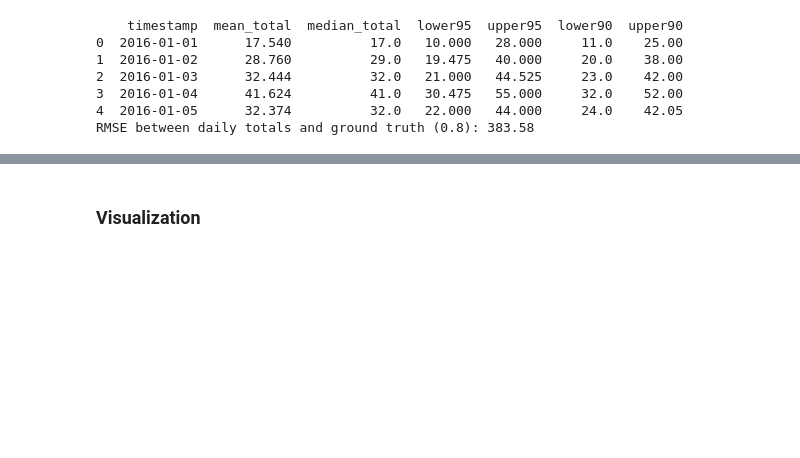
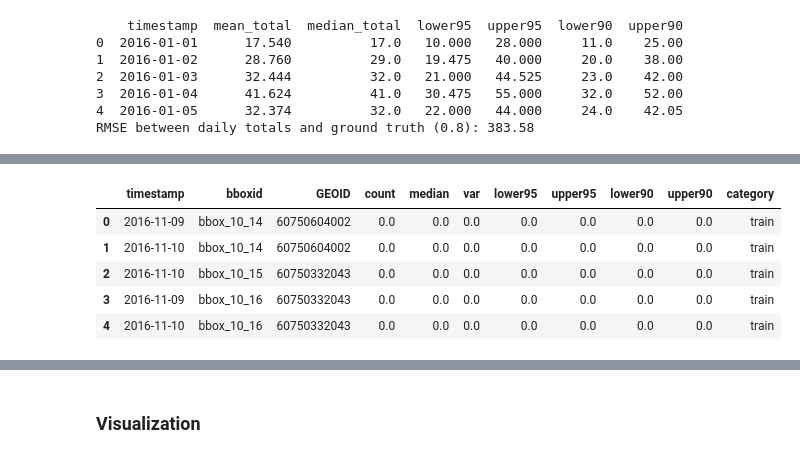
Before and after one commit to yilmajung/HOMELESSSTUDY_EPJDS_2025_v2, a Jupyter notebook: aggregate_MC.ipynb, the cells around one changed output, grey strips where cells are left out. Cells and saved outputs as stored; diff of their text form; code cells hidden in the pictures; blank space fills up the shorter version.

```diff
--- a/aggregate_MC.ipynb
+++ b/aggregate_MC.ipynb
@@ -39,6 +42,18 @@ df_train['upper90'] = np.nan
 
 # Combine the two dataframes
 df_combined = pd.concat([df_train, df_test], ignore_index=True)
+# %%
+# Convert the seconds‐since‐epoch column to datetime
+df_test_noclamp['timestamp'] = pd.to_datetime(df_test_noclamp['timestamp'], unit='s').dt.date
+
+# Rename columns for consistency
+df_test_noclamp.rename(columns={'pred_mean_Y': 'count','pred_var_Y':'var','rate_median':'median','rate_lower95':'lower95','rate_upper95':'upper95','rate_lower90':'lower90','rate_upper90':'upper90'}, inplace=True)
+
+# Add a 'category' column to distinguish between training and prediction data
+df_test_noclamp['category'] = 'prediction'
+
+# Combine the two dataframes
+df_combined_noclamp = pd.concat([df_train, df_test_noclamp], ignore_index=True)
 # %%
 pd.set_option("display.max_columns", None)
 df_combined.head()
@@ -782,0 +1206,9 @@ RMSE between daily totals and ground truth (0.8): 383.58
+# %%
+df_combined_noclamp.head()
+# %% [output]
+|  | timestamp | bboxid | GEOID | count | median | var | lower95 | upper95 | lower90 | upper90 | category |
+| 0 | 2016-11-09 | bbox_10_14 | 60750604002 | 0.0 | 0.0 | 0.0 | 0.0 | 0.0 | 0.0 | 0.0 | train |
+| 1 | 2016-11-10 | bbox_10_14 | 60750604002 | 0.0 | 0.0 | 0.0 | 0.0 | 0.0 | 0.0 | 0.0 | train |
+| 2 | 2016-11-10 | bbox_10_15 | 60750332043 | 0.0 | 0.0 | 0.0 | 0.0 | 0.0 | 0.0 | 0.0 | train |
+| 3 | 2016-11-09 | bbox_10_16 | 60750332043 | 0.0 | 0.0 | 0.0 | 0.0 | 0.0 | 0.0 | 0.0 | train |
+| 4 | 2016-11-10 | bbox_10_16 | 60750332043 | 0.0 | 0.0 | 0.0 | 0.0 | 0.0 | 0.0 | 0.0 | train |
```
Also changed, not shown: parts of 17 cells of this notebook.
